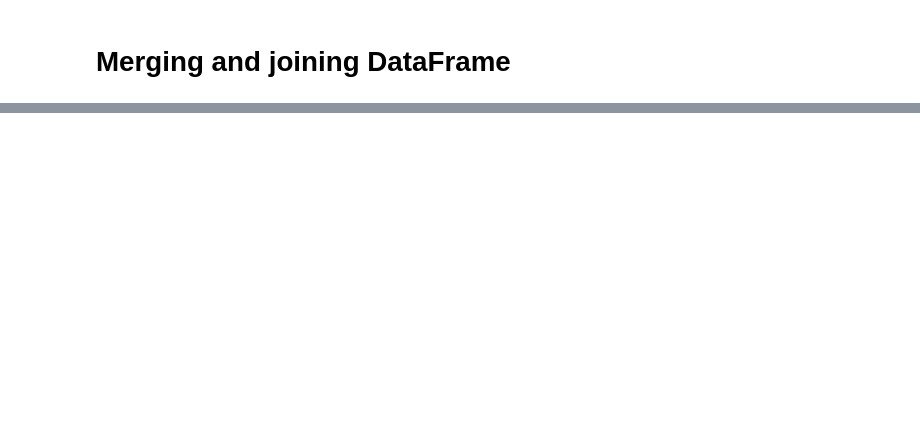
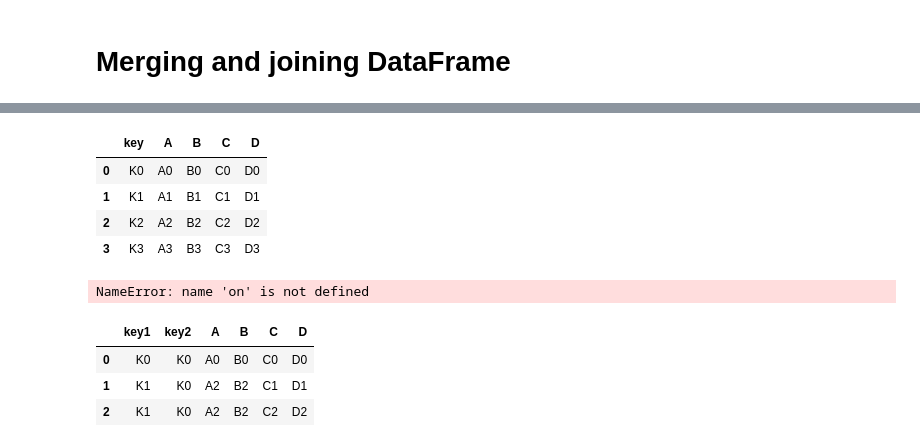
Before and after one commit to TaylorlDavis/Github_tutoring, a Jupyter notebook: Series_and_Data_Frame.ipynb, the cells around one changed output, grey strips where cells are left out. Saved outputs shown, nothing was run; the diff lists cells and outputs as text; code cells hidden in the pictures; blank space fills up the shorter version.

```diff
--- a/Series_and_Data_Frame.ipynb
+++ b/Series_and_Data_Frame.ipynb
@@ -186,0 +230,19 @@ pd.concat([df1,df2],axis =1)
+# %%
+left = pd.DataFrame({'key': ['K0','K1','K2','K3'],
+                    'A': ['A0','A1','A2','A3'],
+                     'B': ['B0','B1','B2','B3']})
+right = pd.DataFrame({'key': ['K0','K1','K2','K3'],
+                      'C': ['C0','C1','C2','C3'],
+                      'D': ['D0','D1','D2','D3']})
+# %%
+pd.merge(left,right,how='inner',on ='key')
+# %% [output]
+|  | key | A | B | C | D |
+| 0 | K0 | A0 | B0 | C0 | D0 |
+| 1 | K1 | A1 | B1 | C1 | D1 |
+| 2 | K2 | A2 | B2 | C2 | D2 |
+| 3 | K3 | A3 | B3 | C3 | D3 |
+# %%
+df_out = pd.merge(left,right, on)
+# %% [output]
+NameError: name 'on' is not defined
@@ -186,0 +258,7 @@ pd.concat([df1,df2],axis =1)
+# %%
+pd.merge(left,right)
+# %% [output]
+|  | key1 | key2 | A | B | C | D |
+| 0 | K0 | K0 | A0 | B0 | C0 | D0 |
+| 1 | K1 | K0 | A2 | B2 | C1 | D1 |
+| 2 | K1 | K0 | A2 | B2 | C2 | D2 |
```
Also changed, not shown: parts of 22 cells of this notebook.
